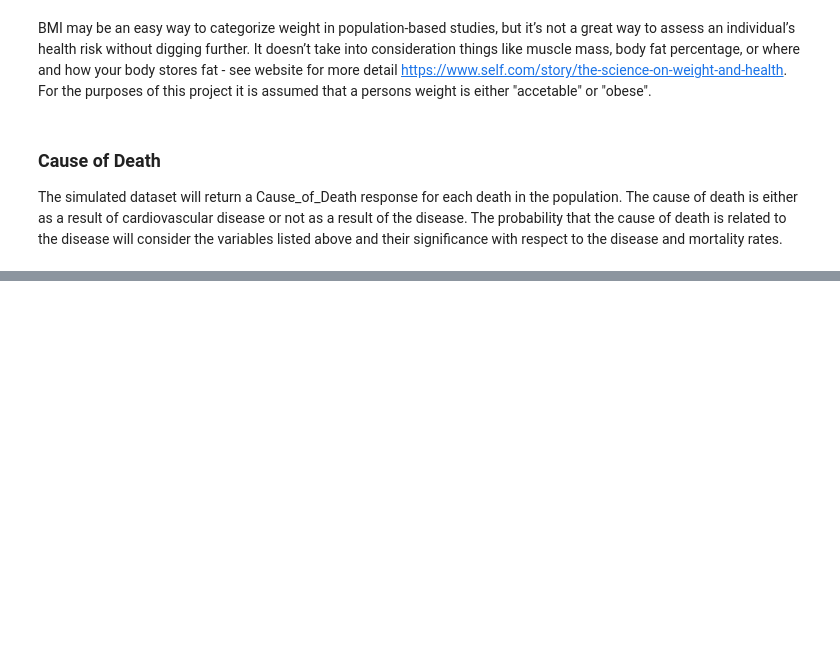
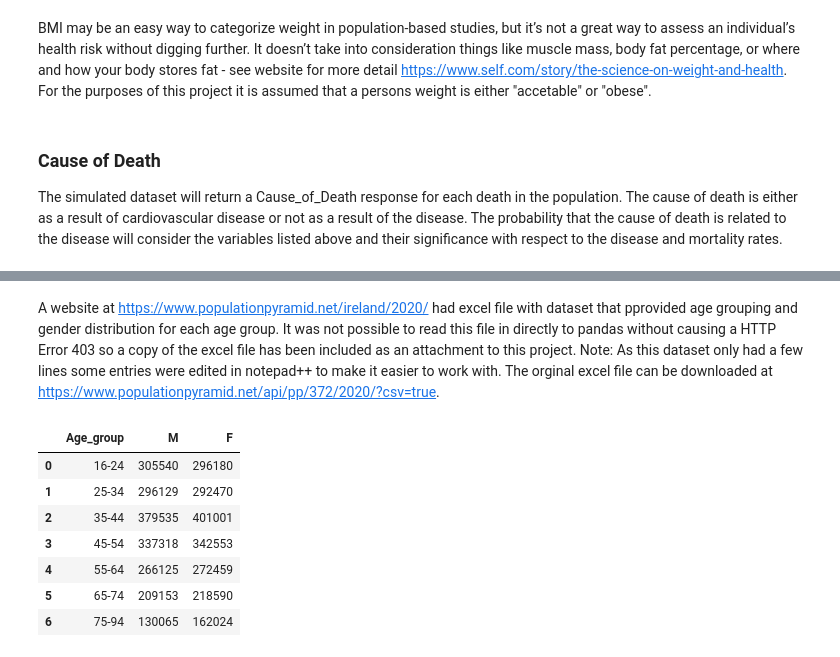
Before and after one commit to juliandunne1234/pada_project_g00267940, a Jupyter notebook: dataset_simulation_project.ipynb, the cells around one changed output, grey strips where cells are left out. Cells and saved outputs as stored; diff of their text form; code cells hidden in the pictures; blank space fills up the shorter version.

```diff
--- a/dataset_simulation_project.ipynb
+++ b/dataset_simulation_project.ipynb
@@ -66,0 +79,21 @@ The simulated dataset will return a Cause_of_Death response for each death in th
+# %% [markdown]
+A website at https://www.populationpyramid.net/ireland/2020/ had excel file with dataset that pprovided age grouping and gender distribution for each age group. It was not possible to read this file in directly to pandas without causing a HTTP Error 403 so a copy of the excel file has been included as an attachment to this project. Note: As this dataset only had a few lines some entries were edited in notepad++ to make it easier to work with. The orginal excel file can be downloaded at https://www.populationpyramid.net/api/pp/372/2020/?csv=true.
+# %%
+#Skip rows 1-3 as study will not include population less than 16 years of age
+df_population = pd.read_csv("Ireland-2020.csv", skiprows=[1,2,3])
+
+#Group data by Age_group and sum the male/female population for each age group
+df_population = df_population.groupby(['Age_group']).agg({'M': ['sum'], 'F': ['sum']}).reset_index()
+df_population.columns=(['Age_group', 'M', 'F'])
+df_population
+
+#Method to sum the male and female columns found on https://www.statology.org/pandas-groupby-aggregate-multiple-columns/
+# %% [output]
+|  | Age_group | M | F |
+| 0 | 16-24 | 305540 | 296180 |
+| 1 | 25-34 | 296129 | 292470 |
+| 2 | 35-44 | 379535 | 401001 |
+| 3 | 45-54 | 337318 | 342553 |
+| 4 | 55-64 | 266125 | 272459 |
+| 5 | 65-74 | 209153 | 218590 |
+| 6 | 75-94 | 130065 | 162024 |
```
Also changed, not shown: parts of 13 cells of this notebook, 1 other file.
